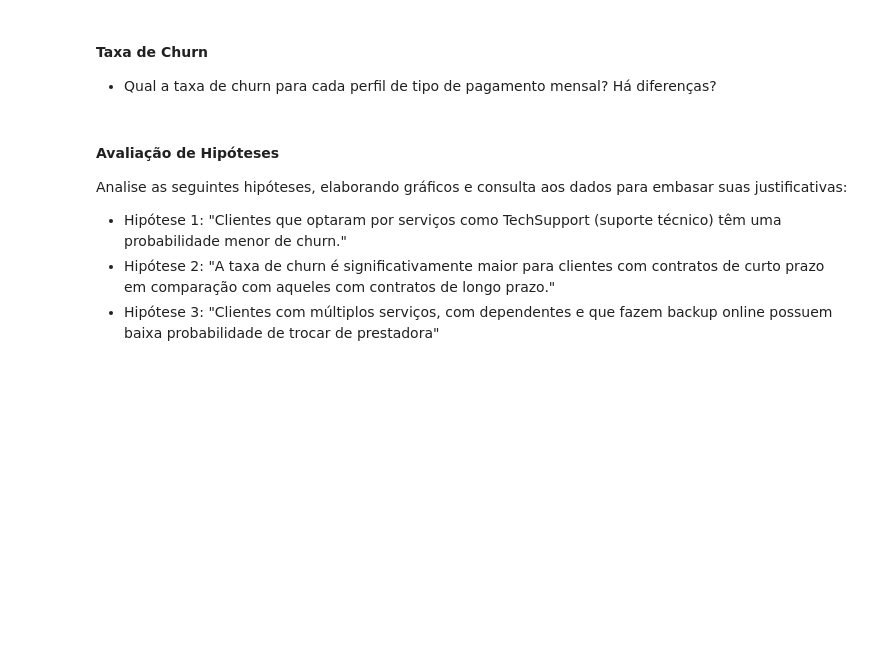
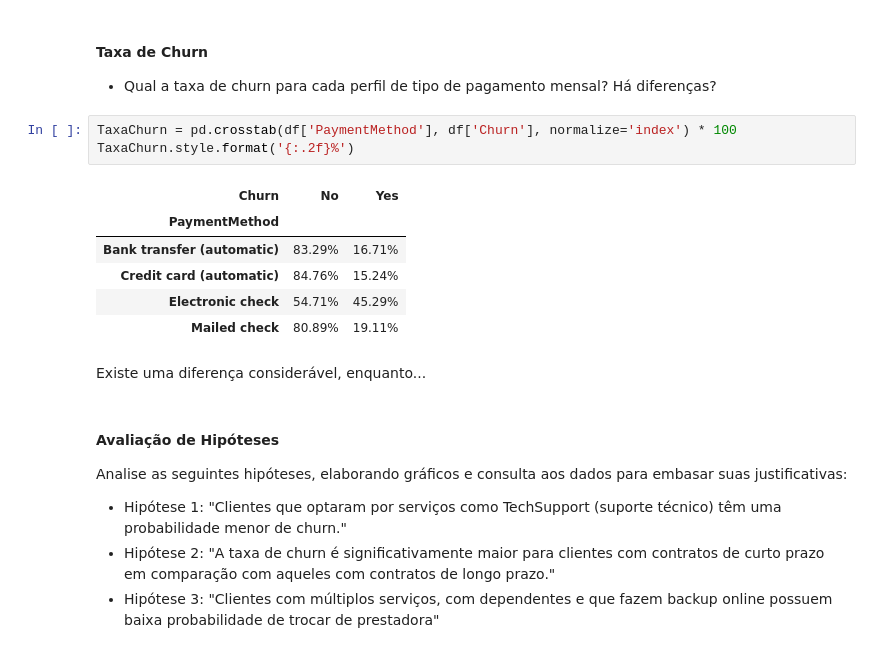
Before and after one commit to devgabrielbenayon/TrabalhoRedesNeurais, a Jupyter notebook: RNA-2025.2-PP1.2.ipynb, the cells around one changed output. Cells and saved outputs as stored; diff of their text form; blank space fills up the shorter version.

```diff
--- a/RNA-2025.2-PP1.2.ipynb
+++ b/RNA-2025.2-PP1.2.ipynb
@@ -155,6 +176,18 @@ Documentação completa disponível em: https://matplotlib.org/stable/api/_as_ge
 #### Taxa de Churn
 
 - Qual a taxa de churn para cada perfil de tipo de pagamento mensal? Há diferenças?
+# %%
+TaxaChurn = pd.crosstab(df['PaymentMethod'], df['Churn'], normalize='index') * 100
+TaxaChurn.style.format('{:.2f}%')
+# %% [output]
+| Churn | No | Yes |
+| PaymentMethod |  |  |
+| Bank transfer (automatic) | 83.29% | 16.71% |
+| Credit card (automatic) | 84.76% | 15.24% |
+| Electronic check | 54.71% | 45.29% |
+| Mailed check | 80.89% | 19.11% |
+# %% [markdown]
+Existe uma diferença considerável, enquanto...
 # %% [markdown]
 #### Avaliação de Hipóteses
 
```
Also changed, not shown: parts of 8 cells of this notebook.
